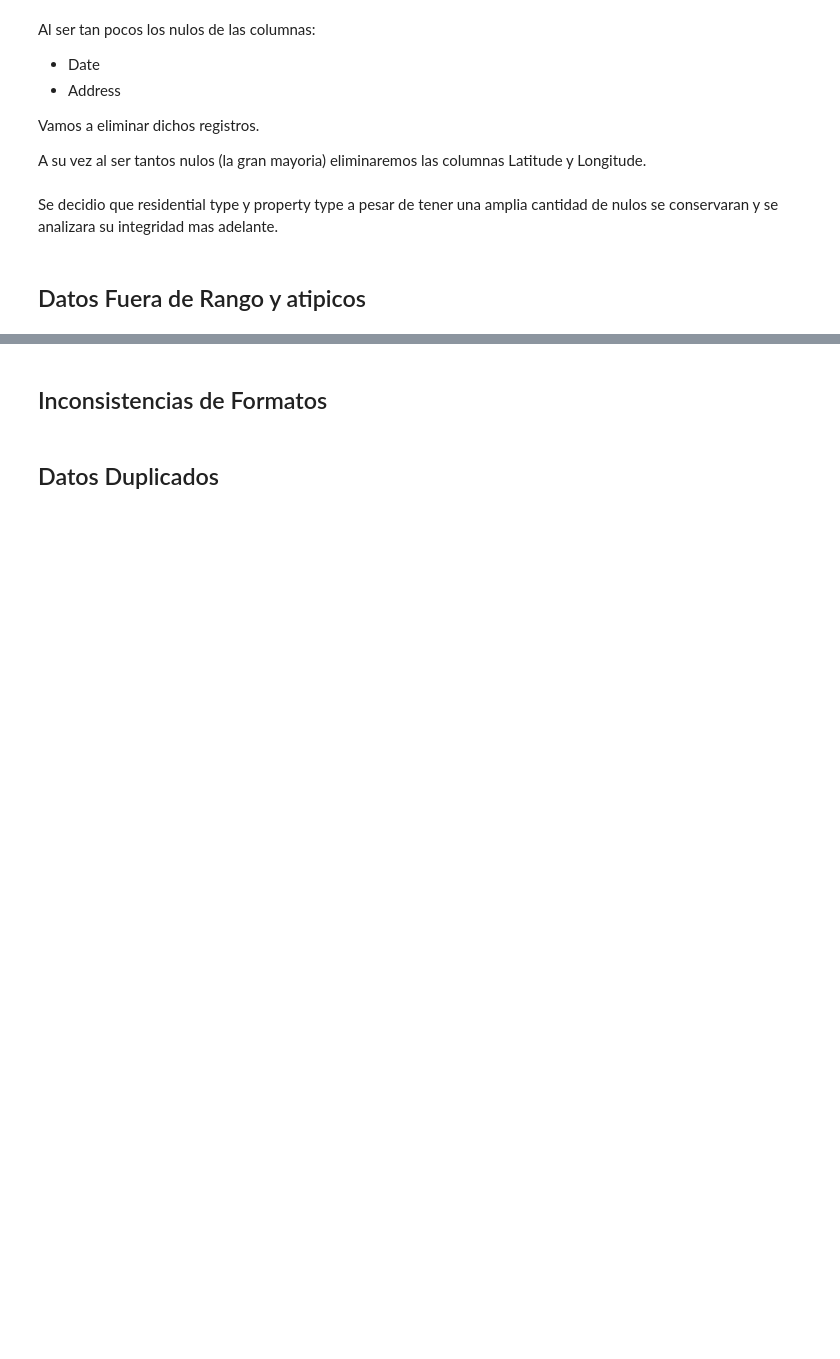
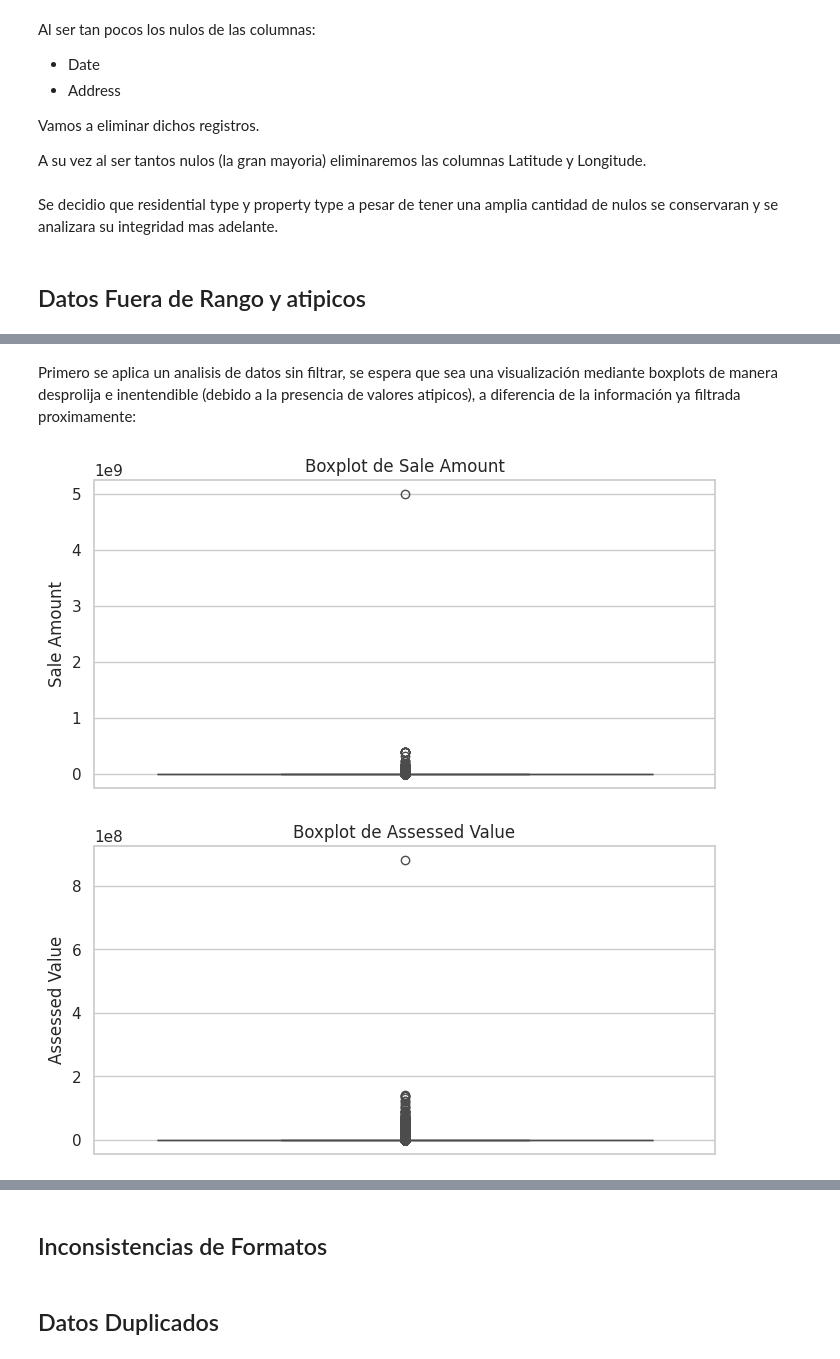
Before and after one commit to maxogod/ETL, a Jupyter notebook: BDD_TP.ipynb, the cells around one changed output, grey strips where cells are left out. Drawn from its saved outputs; the diff is of its cells as text; code cells hidden in the pictures; blank space fills up the shorter version.

```diff
--- a/BDD_TP.ipynb
+++ b/BDD_TP.ipynb
@@ -244,0 +278,9 @@ Se decidio que residential type y property type a pesar de tener una amplia cant
+# %% [markdown]
+Primero se aplica un analisis de datos sin filtrar, se espera que sea una visualización mediante boxplots de manera desprolija e inentendible (debido a la presencia de valores atipicos), a diferencia de la información ya filtrada proximamente:
+# %%
+datosFDR_ds = df.copy()
+columnas = ['Sale Amount', 'Assessed Value']
+crear_boxplots(datosFDR_ds, columnas)
+# %% [output]
+[figure, added]
+[figure, added]
```
Also changed, not shown: parts of 22 cells of this notebook.
